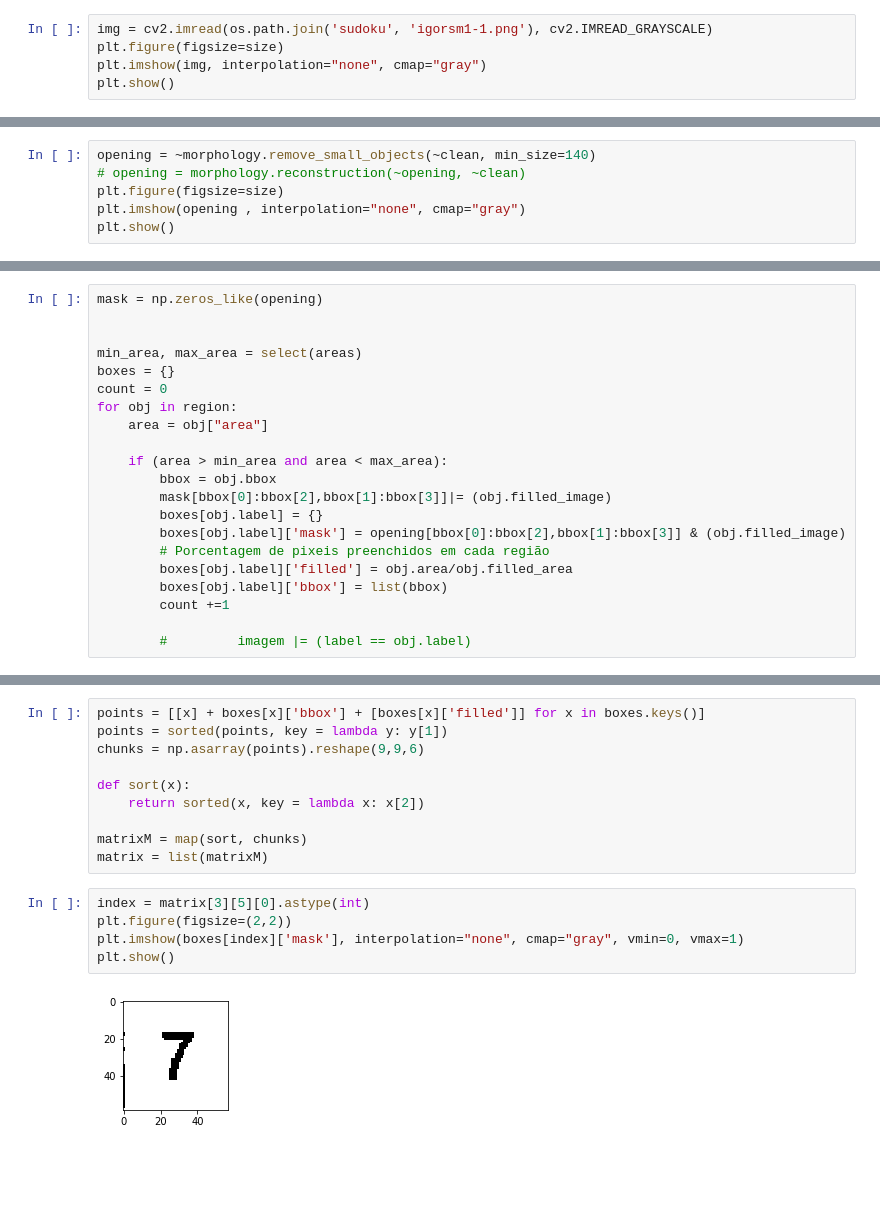
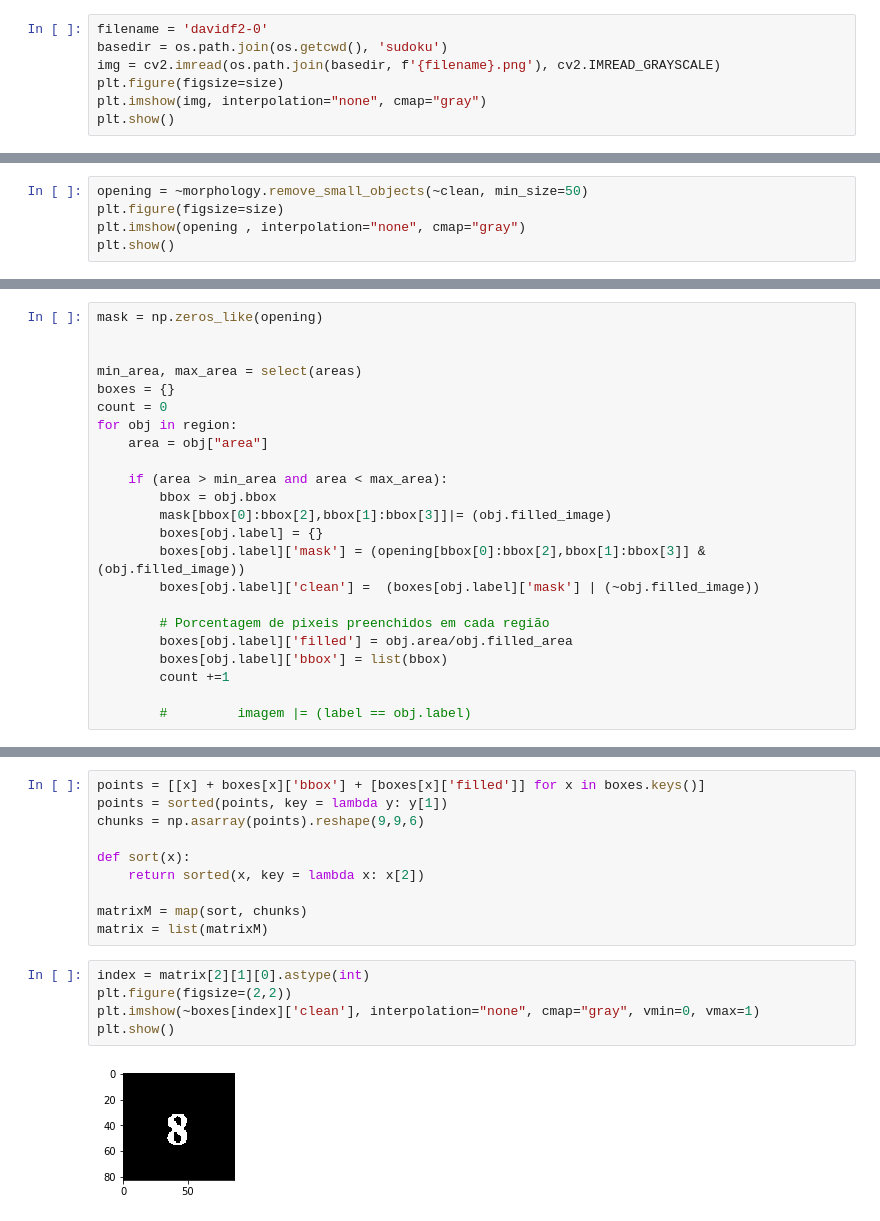
Before and after one commit to Fogelman/sudoku-solver, a Jupyter notebook: pre.ipynb, the cells around one changed output, grey strips where cells are left out. Drawn from its saved outputs; the diff is of its cells as text; blank space fills up the shorter version.

```diff
--- a/pre.ipynb
+++ b/pre.ipynb
@@ -10,7 +13,9 @@ size = (4,4)
 sudoku = os.path.join(os.getcwd(), 'sudoku')
 files = [os.path.splitext(x) for x in os.listdir(sudoku)]
 # %%
-img = cv2.imread(os.path.join('sudoku', 'igorsm1-1.png'), cv2.IMREAD_GRAYSCALE)
+filename = 'davidf2-0'
+basedir = os.path.join(os.getcwd(), 'sudoku')
+img = cv2.imread(os.path.join(basedir, f'{filename}.png'), cv2.IMREAD_GRAYSCALE)
 plt.figure(figsize=size)
 plt.imshow(img, interpolation="none", cmap="gray")
 plt.show()
@@ -43,6 +45,5 @@ plt.show()
 # %%
-opening = ~morphology.remove_small_objects(~clean, min_size=140)
-# opening = morphology.reconstruction(~opening, ~clean)
+opening = ~morphology.remove_small_objects(~clean, min_size=50)
 plt.figure(figsize=size)
 plt.imshow(opening , interpolation="none", cmap="gray")
 plt.show()
@@ -107,7 +108,9 @@ for obj in region:
         bbox = obj.bbox
         mask[bbox[0]:bbox[2],bbox[1]:bbox[3]]|= (obj.filled_image)
         boxes[obj.label] = {}
-        boxes[obj.label]['mask'] = opening[bbox[0]:bbox[2],bbox[1]:bbox[3]] & (obj.filled_image)
+        boxes[obj.label]['mask'] = (opening[bbox[0]:bbox[2],bbox[1]:bbox[3]] & (obj.filled_image))
+        boxes[obj.label]['clean'] =  (boxes[obj.label]['mask'] | (~obj.filled_image))
+
         # Porcentagem de pixeis preenchidos em cada região
         boxes[obj.label]['filled'] = obj.area/obj.filled_area
         boxes[obj.label]['bbox'] = list(bbox)
@@ -138,9 +141,9 @@ def sort(x):
 matrixM = map(sort, chunks)
 matrix = list(matrixM)
 # %%
-index = matrix[3][5][0].astype(int)
+index = matrix[2][1][0].astype(int)
 plt.figure(figsize=(2,2))
-plt.imshow(boxes[index]['mask'], interpolation="none", cmap="gray", vmin=0, vmax=1)
+plt.imshow(~boxes[index]['clean'], interpolation="none", cmap="gray", vmin=0, vmax=1)
 plt.show()
 # %% [output]
-[figure, old version]
+[figure, new version]
```
Also changed, not shown: parts of 21 cells of this notebook, 7 other files.
